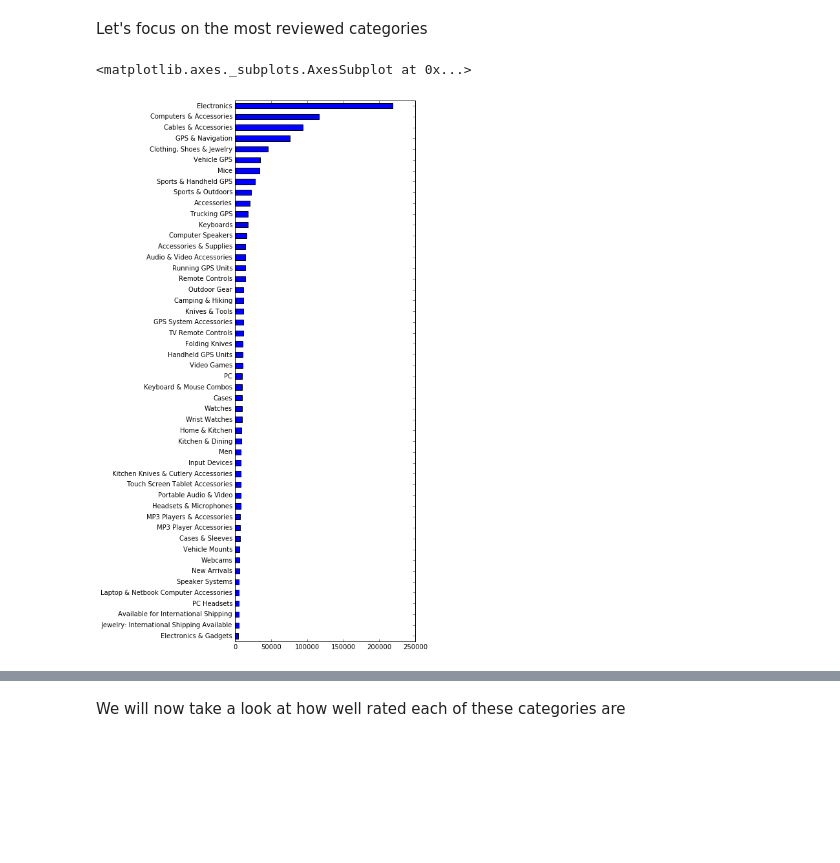
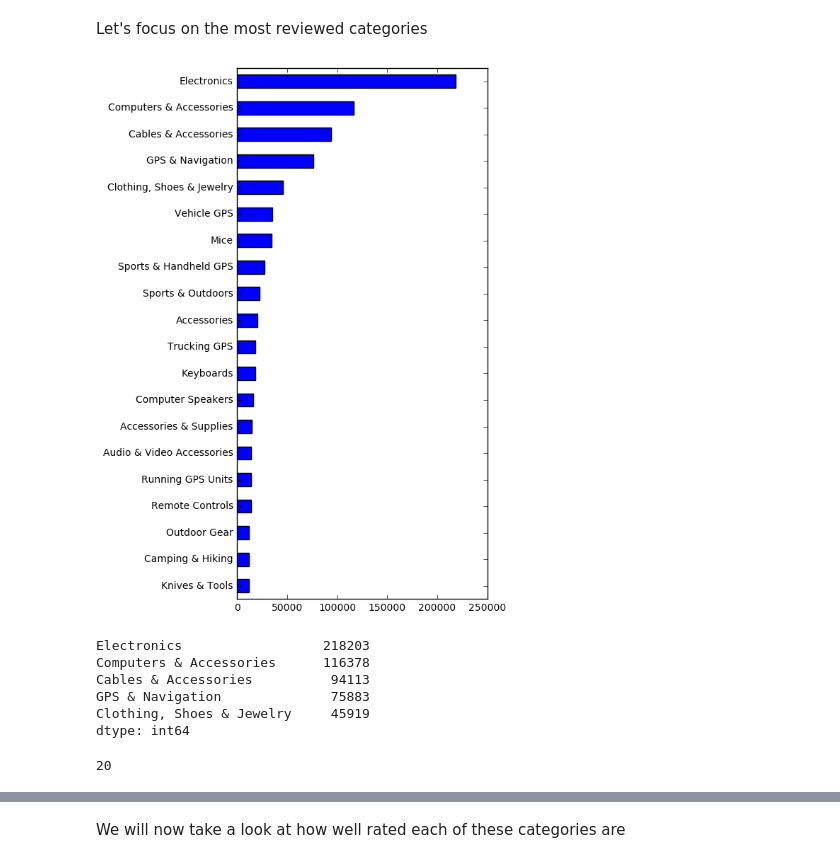
Before and after one commit to bojanp94/ADAProject, a Jupyter notebook: swiss products.ipynb, the cells around one changed output, grey strips where cells are left out. Cells and saved outputs as stored; diff of their text form; code cells hidden in the pictures; blank space fills up the shorter version.

```diff
--- a/swiss products.ipynb
+++ b/swiss products.ipynb
@@ -123,11 +135,25 @@ dtype: int64
 # %% [markdown]
 Let's focus on the most reviewed categories
 # %%
-categoriesCount = categoriesCount.head(50)
-categoriesCount.sort_values(inplace=False, ascending=True).plot.barh(figsize=(5,15))
+categoriesCount = categoriesCount.head(25)
+categoriesCount.sort_values(inplace=False, ascending=True).plot.barh(figsize=(6,8))
+plt.tight_layout()
+plt.savefig('top25_reviewed_cats')
 # %% [output]
-<matplotlib.axes._subplots.AxesSubplot at 0x...>
-[figure, old version]
+[figure, new version]
+# %%
+categoriesCount.head()
+# %% [output]
+Electronics                  218203
+Computers & Accessories      116378
+Cables & Accessories          94113
+GPS & Navigation              75883
+Clothing, Shoes & Jewelry     45919
+dtype: int64
+# %%
+categoriesCount.count()
+# %% [output]
+20
 # %%
 total = categoriesCount.sum()
 top10 = categoriesCount.sort_values(ascending=False).head(10)
```
Also changed, not shown: parts of 25 cells of this notebook, 2 other files.
